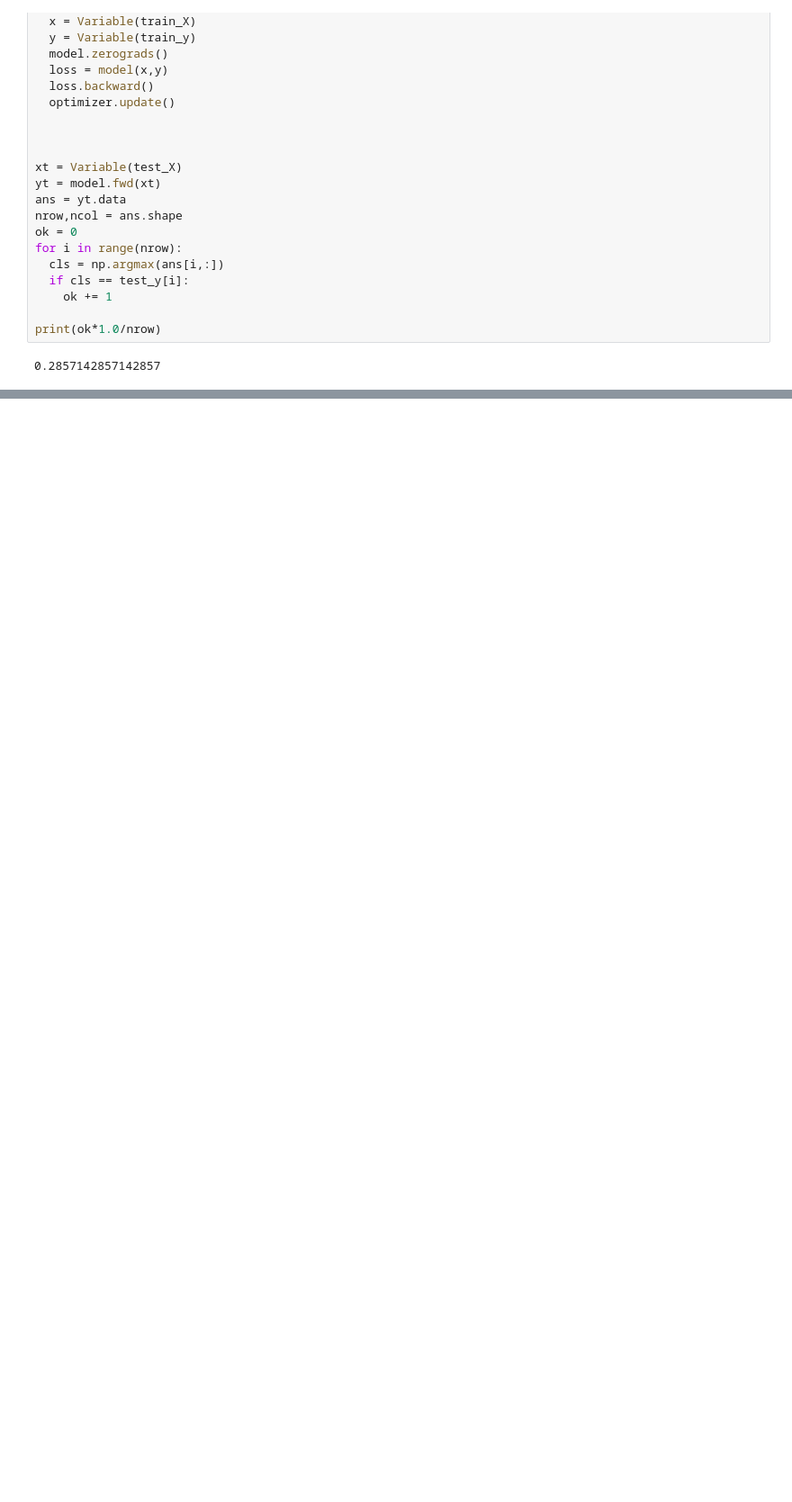
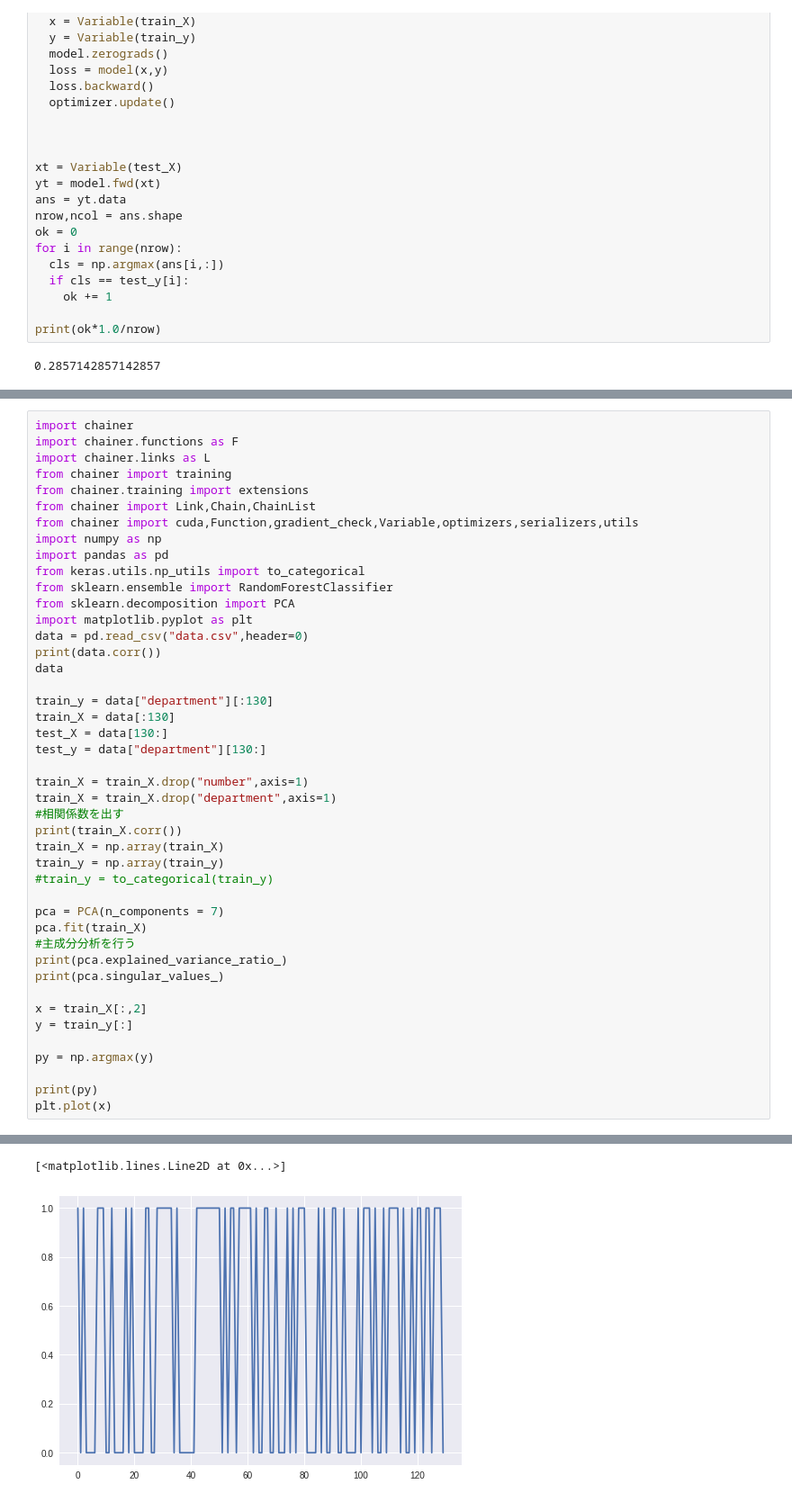
Before and after one commit to taisuke0812/department_classfier, a Jupyter notebook: department_classfication.ipynb, the cells around one changed output, grey strips where cells are left out. Shown: that part at 90% size. Saved outputs shown, nothing was run; the diff lists cells and outputs as text; blank space fills up the shorter version.

```diff
--- a/department_classfication.ipynb
+++ b/department_classfication.ipynb
@@ -503,0 +506,45 @@ print(ok*1.0/nrow)
+# %%
+import chainer
+import chainer.functions as F
+import chainer.links as L
+from chainer import training
+from chainer.training import extensions
+from chainer import Link,Chain,ChainList
+from chainer import cuda,Function,gradient_check,Variable,optimizers,serializers,utils
+import numpy as np
+import pandas as pd
+from keras.utils.np_utils import to_categorical
+from sklearn.ensemble import RandomForestClassifier
+from sklearn.decomposition import PCA
+import matplotlib.pyplot as plt
+data = pd.read_csv("data.csv",header=0)
+print(data.corr())
+data
+
+train_y = data["department"][:130]
+train_X = data[:130]
+test_X = data[130:]
+test_y = data["department"][130:]
+
+train_X = train_X.drop("number",axis=1)
+train_X = train_X.drop("department",axis=1)
+#相関係数を出す
+print(train_X.corr())
+train_X = np.array(train_X)
+train_y = np.array(train_y)
+#train_y = to_categorical(train_y)
+
+pca = PCA(n_components = 7)
+pca.fit(train_X)
+#主成分分析を行う
+print(pca.explained_variance_ratio_)
+print(pca.singular_values_)
+
+x = train_X[:,2]
+y = train_y[:]
+
+py = np.argmax(y)
+
+print(py)
+plt.plot(x)
+# %% [output]
@@ -503,0 +568,2 @@ print(ok*1.0/nrow)
+[<matplotlib.lines.Line2D at 0x...>]
+[figure, added]
```
Also changed, not shown: parts of 4 cells of this notebook.
